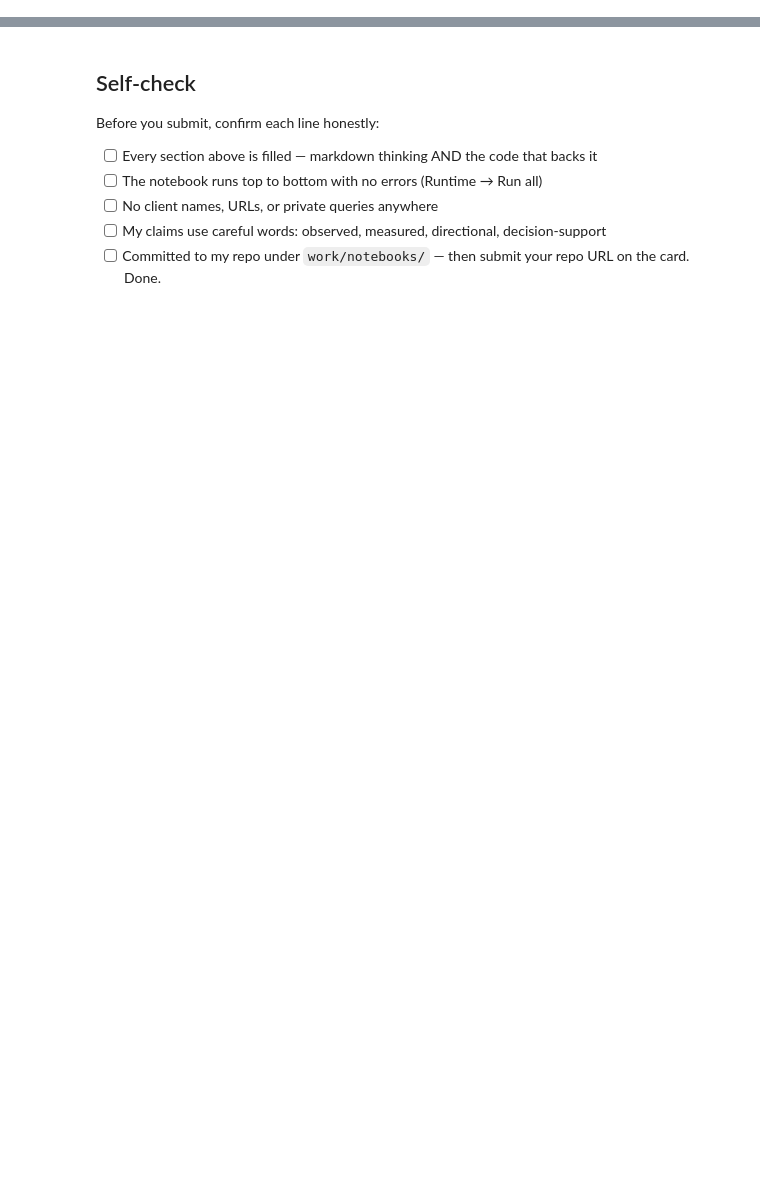
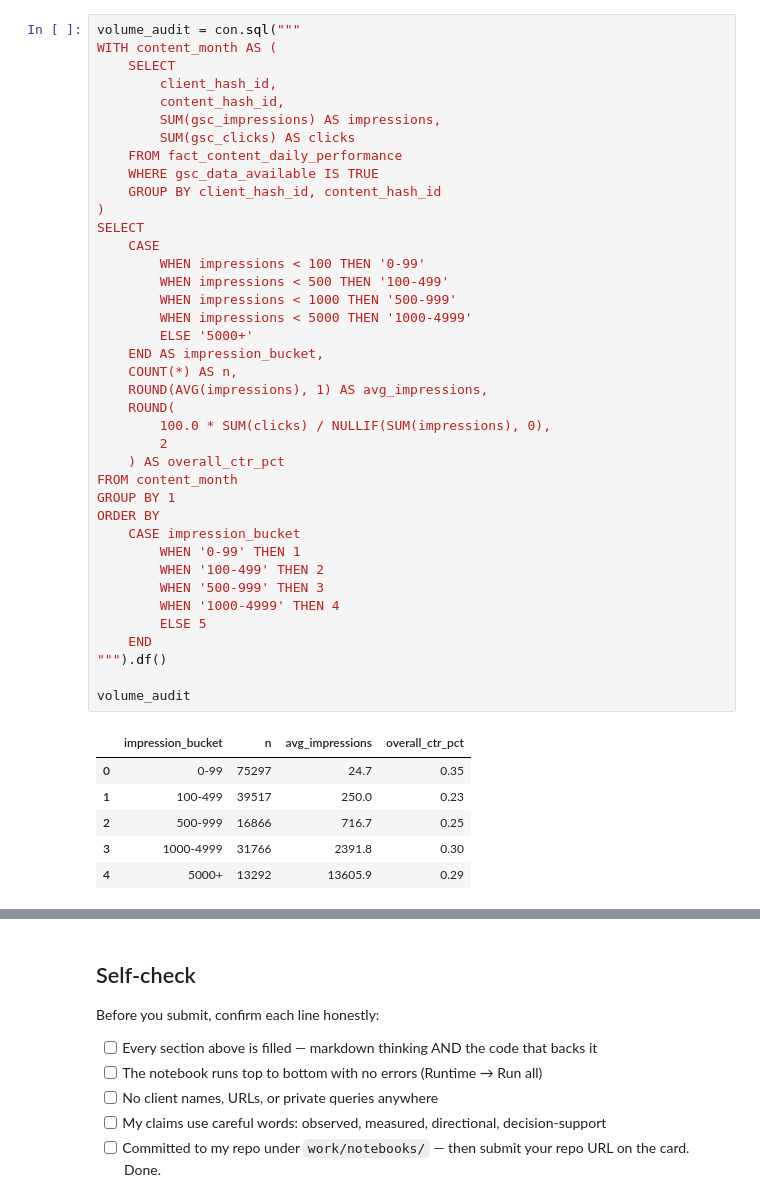
Before and after one commit to VikramR6/flyrank-ml-internship-assign1, a Jupyter notebook: work/notebooks/w04_baseline_score.ipynb, the cells around one changed output, grey strips where cells are left out. Drawn from its saved outputs; the diff is of its cells as text; blank space fills up the shorter version.

```diff
--- a/work/notebooks/w04_baseline_score.ipynb
+++ b/work/notebooks/w04_baseline_score.ipynb
@@ -22,0 +135,46 @@ This skeleton is yours to fill. Work the sections **in order** — each one has
+# %%
+volume_audit = con.sql("""
+WITH content_month AS (
+    SELECT
+        client_hash_id,
+        content_hash_id,
+        SUM(gsc_impressions) AS impressions,
+        SUM(gsc_clicks) AS clicks
+    FROM fact_content_daily_performance
+    WHERE gsc_data_available IS TRUE
+    GROUP BY client_hash_id, content_hash_id
+)
+SELECT
+    CASE
+        WHEN impressions < 100 THEN '0-99'
+        WHEN impressions < 500 THEN '100-499'
+        WHEN impressions < 1000 THEN '500-999'
+        WHEN impressions < 5000 THEN '1000-4999'
+        ELSE '5000+'
+    END AS impression_bucket,
+    COUNT(*) AS n,
+    ROUND(AVG(impressions), 1) AS avg_impressions,
+    ROUND(
+        100.0 * SUM(clicks) / NULLIF(SUM(impressions), 0),
+        2
+    ) AS overall_ctr_pct
+FROM content_month
+GROUP BY 1
+ORDER BY
+    CASE impression_bucket
+        WHEN '0-99' THEN 1
+        WHEN '100-499' THEN 2
+        WHEN '500-999' THEN 3
+        WHEN '1000-4999' THEN 4
+        ELSE 5
+    END
+""").df()
+
+volume_audit
+# %% [output]
+|  | impression_bucket | n | avg_impressions | overall_ctr_pct |
+| 0 | 0-99 | 75297 | 24.7 | 0.35 |
+| 1 | 100-499 | 39517 | 250.0 | 0.23 |
+| 2 | 500-999 | 16866 | 716.7 | 0.25 |
+| 3 | 1000-4999 | 31766 | 2391.8 | 0.30 |
+| 4 | 5000+ | 13292 | 13605.9 | 0.29 |
```
Also changed, not shown: parts of 21 cells of this notebook.
